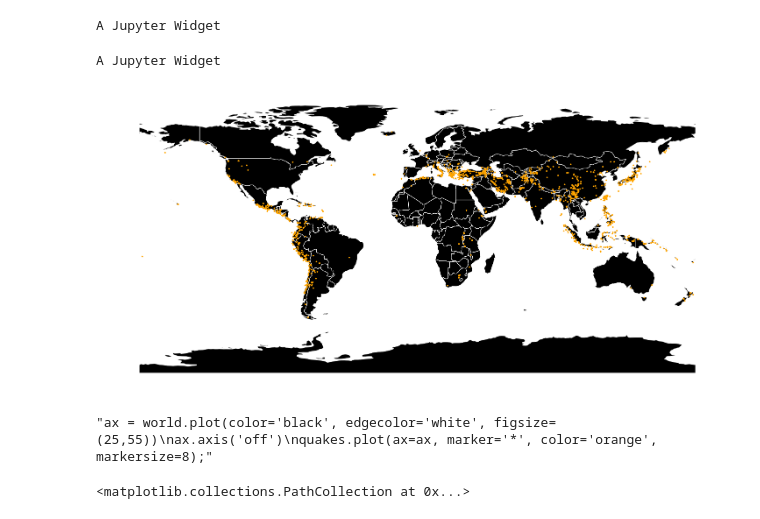
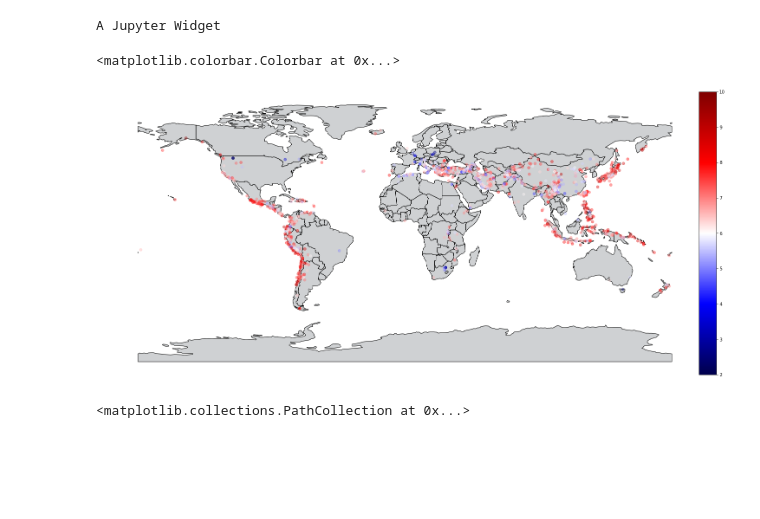
Before and after one commit to DataScienceBS/data-question-3-tornado-bombers, a Jupyter notebook: DataScienceQuestion3.ipynb, the cells around one changed output. Drawn from its saved outputs; the diff is of its cells as text; code cells hidden in the pictures; blank space fills up the shorter version.

```diff
--- a/DataScienceQuestion3.ipynb
+++ b/DataScienceQuestion3.ipynb
@@ -127,36 +210,24 @@ m = widgets.FloatRangeSlider(
 display(m)
 # %% [output]
 A Jupyter Widget
-# %%
-m = widgets.FloatRangeSlider(
-    value=(0, 15),
-    min=quakes['Magnitude'].min(),
-    max=quakes['Magnitude'].max(),
-    description='Magnitude',
-    continuous_update=False,
-)
-display(m)
-
-def response(change):
-    clear_output(wait=True)
-    display(m)
-    maximum = change['new'][1]
-    minimum = change['new'][0]
-
-    ax = world.plot(color='black', edgecolor='white', figsize=(25,55))
-    ax.axis('off')
-    quakes.plot(ax=ax, marker='*', color='orange', markersize=10);
-
-m.observe(response, names='value')
-# %% [output]
-A Jupyter Widget
-[figure, removed]
-# %%
-'''ax = world.plot(color='black', edgecolor='white', figsize=(25,55))
-ax.axis('off')
-quakes.plot(ax=ax, marker='*', color='orange', markersize=8);'''
-# %% [output]
-"ax = world.plot(color='black', edgecolor='white', figsize=(25,55))\nax.axis('off')\nquakes.plot(ax=ax, marker='*', color='orange', markersize=8);"
+# %%
+from mpl_toolkits.axes_grid1 import make_axes_locatable #imported for colorbar placement
+
+ax = world.plot(color='#cfd1d3', edgecolor='black', figsize=(25,55))
+ax.axis('off')
+
+quakes.plot(ax=ax, column='Magnitude', alpha=0.4, cmap='seismic', );
+fig = ax.get_figure()
+
+divider = make_axes_locatable(ax)
+cax = divider.append_axes('right', size='3%', pad=0.01)
+
+sm = plt.cm.ScalarMappable(cmap='seismic', norm=plt.Normalize(vmin=2.0, vmax=10.0))
+sm._A = []
+fig.colorbar(sm,cax=cax)
+# %% [output]
+<matplotlib.colorbar.Colorbar at 0x...>
+[figure, added]
 # %%
 quakes['year'] = quakes['Origin (UTC)'].str[:4]
 death_mag_by_year = quakes.groupby(['year','Magnitude'])['Deaths'].sum()
```
Also changed, not shown: parts of 5 cells of this notebook.
